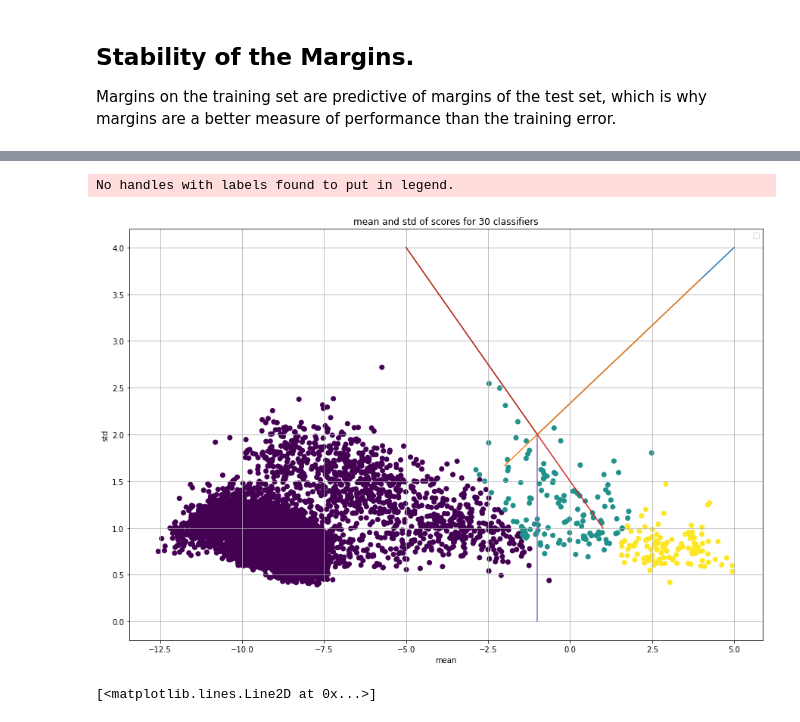
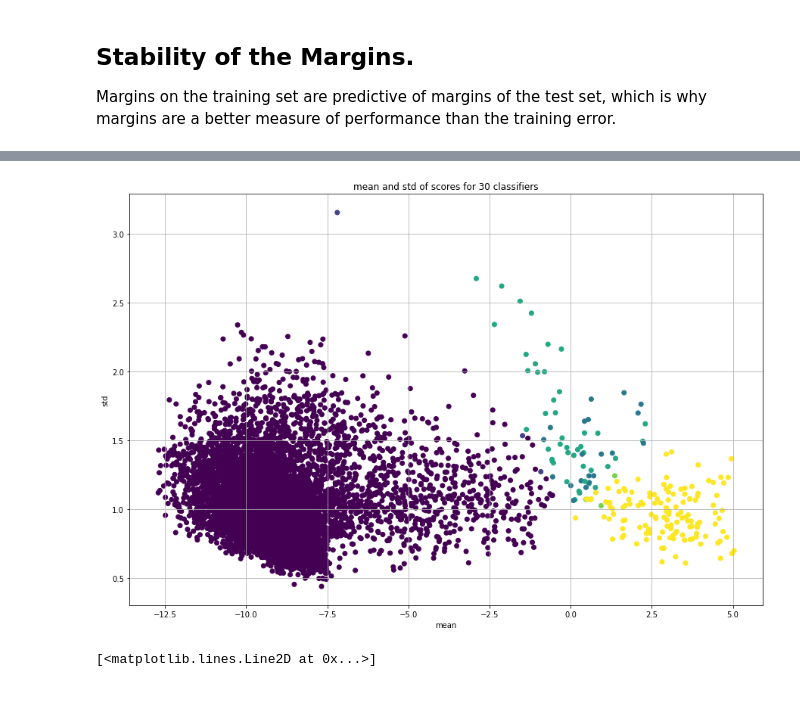
Before and after one commit to ActiveBrainAtlas2/preprocessing-pipeline, a Jupyter notebook: src/marked_cell_detector/XGBoost/XGBoost_Butons.ipynb, the cells around one changed output, grey strips where cells are left out. Cells and saved outputs as stored; diff of their text form; code cells hidden in the pictures.

```diff
--- a/src/marked_cell_detector/XGBoost/XGBoost_Butons.ipynb
+++ b/src/marked_cell_detector/XGBoost/XGBoost_Butons.ipynb
@@ -61,15 +71,18 @@ drops = ['animal', 'section', 'index', 'label', 'row', 'col']
 # %%
 def createDM(df):
     labels=df['label']
-    features=df.drop(drops,axis=1)
+    features=df.drop('label',axis=1)
     return xgb.DMatrix(features, label=labels)
 
 def split_data(df,frac=0.5):
-    train = df.sample(frac = 0.5)
-    test  = df.drop(train.index)
+    train = pd.DataFrame(df.sample(frac = 0.5))
+    test = df.drop(train.index,axis=0)
+    print(train.shape,test.shape,train.index.shape,df.shape)
 
     trainDM=createDM(train)
     testDM=createDM(test)
     AllDM=createDM(df)
     return trainDM,testDM,AllDM
 trainDM,testDM,AllDM=split_data(df)
+
+trainDM.num_row(), testDM.num_row(), allDM.num_row()
@@ -281,6 +322,6 @@ grid()
 # %%
 import pickle as pk
-with open('../data/172/BoostedTrees.pkl','bw') as pkl_file:
+with open(DATA_DIR+'/172/BoostedTrees.pkl','bw') as pkl_file:
     pk.dump(bst_list,pkl_file)
-!ls -lh ../data/172/*.pkl
+!ls -lh $DATA_DIR/172/*.pkl
 # %% [output]
@@ -317,6 +360,5 @@ _std=np.std(scores,axis=1)
 _mean.shape, full_df.shape, _std.shape
 full_df['mean_score']=_mean
 full_df['std_score']=_std
-full_df=full_df.drop('sstd_score',axis=1)
 full_df.columns
 # %% [output]
@@ -329,7 +370,7 @@ Index(['animal', 'section', 'index', 'label', 'area', 'height2', 'width2',
       dtype='object')
 # %%
 def decision(mean,std):
-    if (np.abs(mean)+ 0.5)/7.5 < std/3.5:
+    if (mean<0 and (mean/-2.5)<(std-1)) or (mean>0 and (mean/2.5)<(std-1)/0.5):
         return 0
     elif mean>0:
         return 2
@@ -388,23 +429,13 @@ Counter({-2: 14064, 0: 138, 2: 116})
 # %%
 figure(figsize=[15,10])
-scatter(_mean,_std,c=predictions)
-plot([-1,5],[2,4])
-a,b=solve(-1,5,2,4)
-x=arange(-2,5)
-plot(x,a+b*x)
-plot([-1,-5],[2,4])
-a,b=solve(-1,-5,2,4)
-x=arange(-5,2)
-plot(x,a+b*x)
+scatter(_mean,_std,c=predictions+labels)
 
-plot([-1,-1],[2,0])
 title('mean and std of scores for 30 classifiers')
 xlabel('mean')
 ylabel('std')
 grid()
 # %% [output]
-No handles with labels found to put in legend.
-[figure, old version]
+[figure, new version]
 # %%
 def solve(x1,x2,y1,y2):
     b=(y1-y2)/(x1-x2)
```
Also changed, not shown: parts of 26 cells of this notebook, 7 other files.
